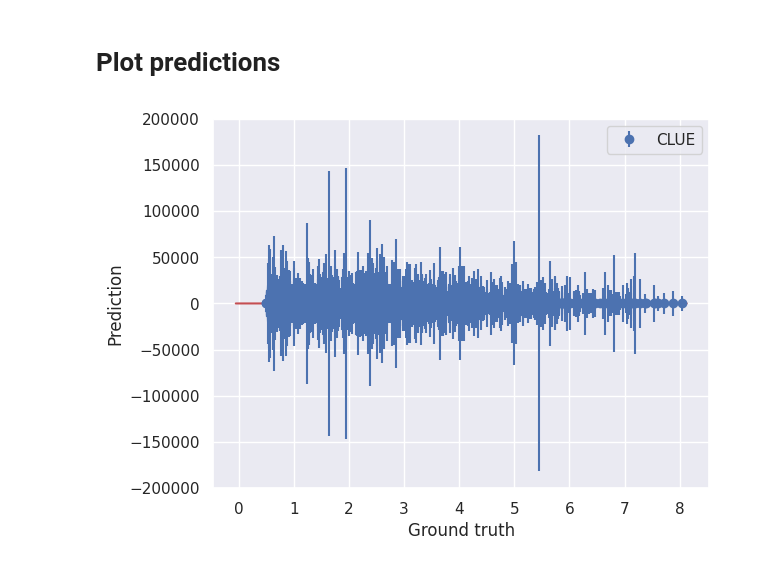
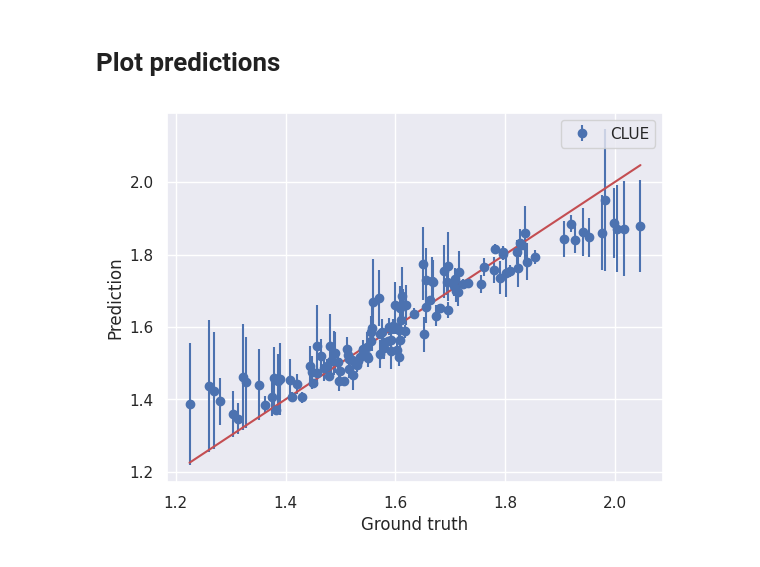
Before and after one commit to CibranLopez/CLUE, a Jupyter notebook: predict-GNN.ipynb, the cells around one changed output. Saved outputs shown, nothing was run; the diff lists cells and outputs as text; code cells hidden in the pictures.

```diff
--- a/predict-GNN.ipynb
+++ b/predict-GNN.ipynb
@@ -27,11 +29,18 @@ model_name = f'{r_folder}/{target}-model.pt'
 # %% [markdown]
 Reference dataset
 # %%
-r_dataset_name_std    = f'{r_folder}/standardized_dataset.pt'
-r_std_parameters_name = f'{r_folder}/standardized_parameters.json'  # Parameters for rescaling the predictions
+r_dataset_name_std      = f'{r_folder}/r_dataset_std.pt'
+r_labels_name_std       = f'{r_folder}/r_labels_std.pt'
+r_std_parameters_name   = f'{r_folder}/standardized_parameters.json'  # Parameters for rescaling the predictions
+r_uncertainty_data_name = f'{r_folder}/uncertainty_data.json'
 
 # Load the standardized dataset, with corresponding labels and parameters
 r_dataset_std = torch.load(r_dataset_name_std)
+r_labels_std  = torch.load(r_labels_name_std)
+
+# Load the data from the JSON file
+with open(r_uncertainty_data_name, 'r') as json_file:
+    r_uncertainty_data = json.load(json_file)
 
 # Load the data from the JSON file
 with open(r_std_parameters_name, 'r') as json_file:
@@ -50,26 +59,26 @@ with open(f'{r_folder}/dataset_parameters.json', 'r') as json_file:
     r_dataset_parameters = json.load(json_file)
 
 # Determine the index for the desired property
-target_idx = [idx for idx, t in enumerate(r_dataset_parameters['target']) if t == target][0]
+target_idx = [idx for idx, t in enumerate(r_dataset_parameters['database_target']) if t == target][0]
 r_std_parameters['target_mean'] = r_std_parameters['target_mean'][target_idx]
 r_std_parameters['target_std']  = r_std_parameters['target_std'][target_idx]
 
 # Defining target factor
-target_factor = r_standardized_parameters['target_std'] / r_standardized_parameters['scale']
+target_factor = r_std_parameters['target_std'] / r_std_parameters['scale']
 # %% [markdown]
 Prediciton dataset
 # %%
-p_dataset_name = f'{t_folder}/dataset.pt'
+t_dataset_name = f'{t_folder}/dataset.pt'
 
 # Load the standardized dataset, with corresponding labels and parameters
-p_dataset = torch.load(p_dataset_name)
+t_dataset = torch.load(t_dataset_name)
 
 # Standardize the dataset with
-p_dataset_std = cld.standarize_dataset_from_keys(p_dataset, r_std_parameters)
+t_dataset_std = cld.standarize_dataset_from_keys(t_dataset, r_std_parameters)
 
 # Select the target we want
-ground_truths = [data.y[target_idx].item() for data in p_dataset]
-del p_dataset
+ground_truths = [data.y[target_idx].item() for data in t_dataset]
+del t_dataset
 # %% [markdown]
 # Load model and make predictions
 # %%
@@ -84,4 +93,5 @@ model.load_state_dict(torch.load(model_name, map_location=torch.device(device)))
 model.eval()  # Evaluation mode, drops out dropouts
 
 # Compute predictions
-predictions, uncertainties = clm.make_predictions(r_dataset_std, p_dataset, model, r_std_parameters)
+predictions, uncertainties = clm.make_predictions(r_dataset_std, r_labels_std,
+                                                  t_dataset_std, model, r_std_parameters, r_uncertainty_data)
@@ -90,18 +143,18 @@ predictions, uncertainties = clm.make_predictions(r_dataset_std, p_dataset, mode
 # %%
 stack = np.concatenate([ground_truths, predictions])
 
 _min_ = np.min(stack)
 _max_ = np.max(stack)
 
-plt.errorbar(ground_truths, predictions, yerr=uncertainties,
+plt.errorbar(ground_truths, predictions, yerr=np.abs(uncertainties),
              fmt='o', label='CLUE')
 plt.plot([_min_, _max_], [_min_, _max_], '-r')
 
 
 plt.xlabel('Ground truth')
 plt.ylabel('Prediction')
 plt.legend(loc='best')
 plt.savefig('UQ-comparison.pdf', dpi=50, bbox_inches='tight')
 plt.show()
 # %% [output]
-[figure, old version]
+[figure, new version]
```
Also changed, not shown: parts of 5 cells of this notebook, 3 other files.
